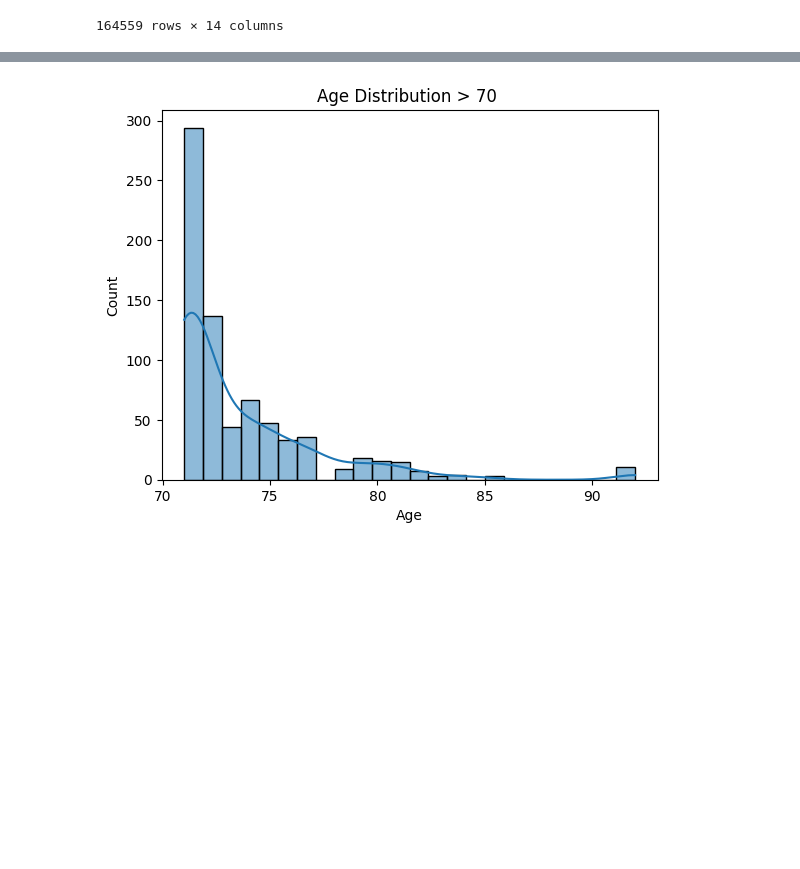
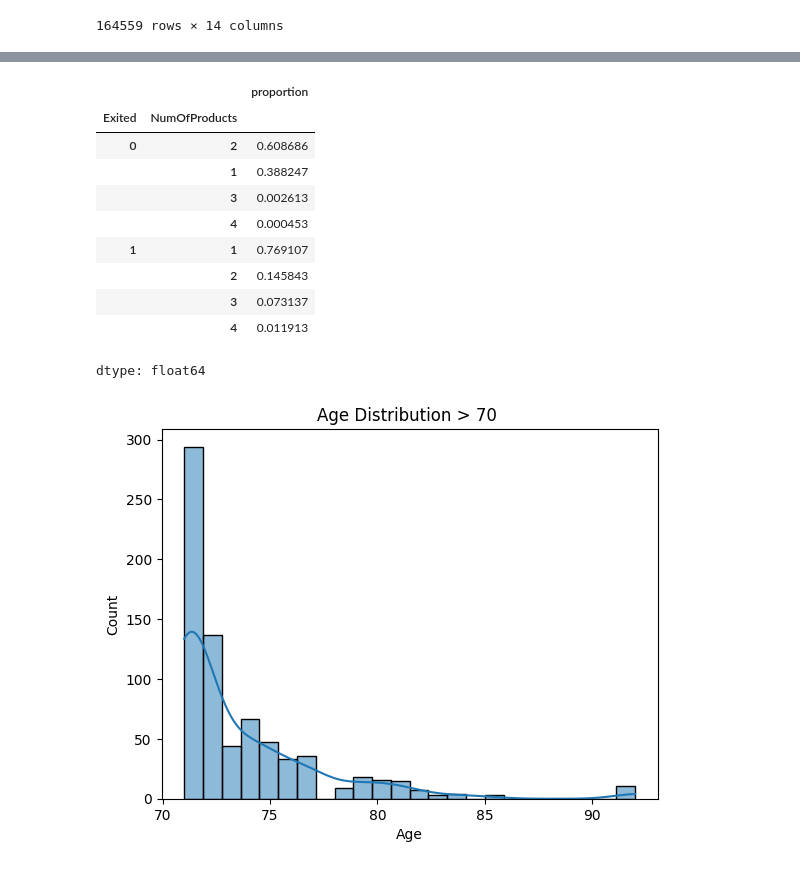
Before and after one commit to rajeevkmenon4u/Module20-Final_Capstone-EDA, a Jupyter notebook: Capstone_Bank_Chrun.ipynb, the cells around one changed output, grey strips where cells are left out. Saved outputs shown, nothing was run; the diff lists cells and outputs as text; code cells hidden in the pictures; blank space fills up the shorter version.

```diff
--- a/Capstone_Bank_Chrun.ipynb
+++ b/Capstone_Bank_Chrun.ipynb
@@ -395,0 +419,14 @@ identify_outliers(df, 'NumOfProducts')
+# %%
+df['NumOfProducts'].groupby(df['Exited']).value_counts(normalize = True)
+# %% [output]
+|  |  | proportion |
+| Exited | NumOfProducts |  |
+| 0 | 2 | 0.608686 |
+|  | 1 | 0.388247 |
+|  | 3 | 0.002613 |
+|  | 4 | 0.000453 |
+| 1 | 1 | 0.769107 |
+|  | 2 | 0.145843 |
+|  | 3 | 0.073137 |
+|  | 4 | 0.011913 |
+dtype: float64
```
Also changed, not shown: parts of 5 cells of this notebook.
